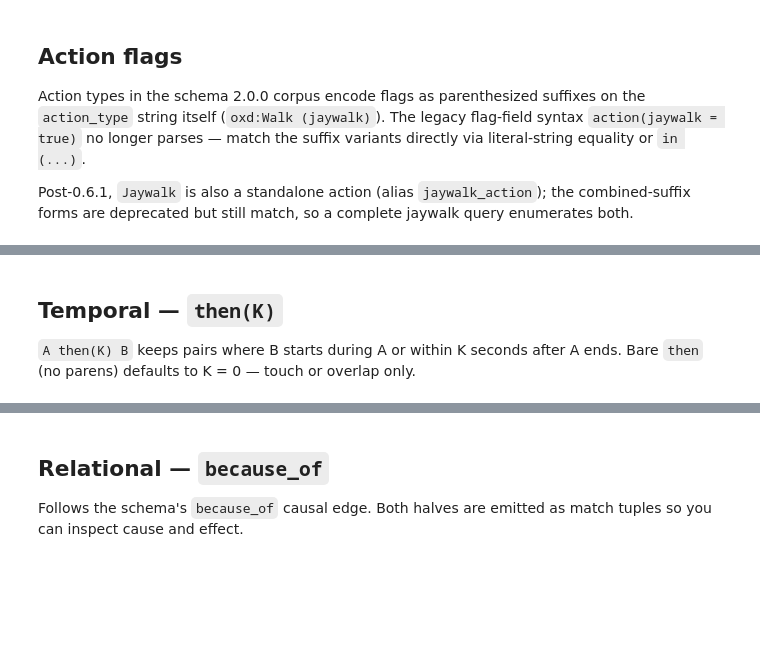
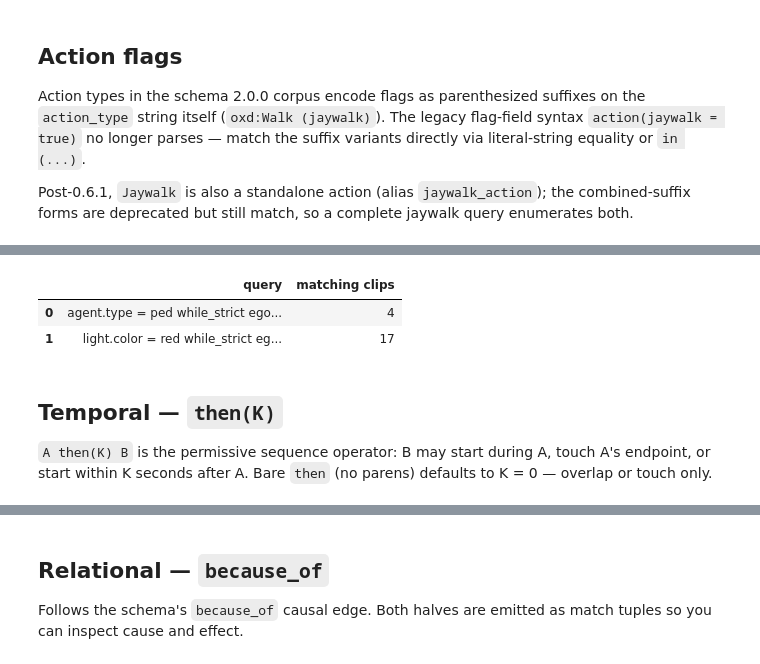
Before and after one commit to nv-tlabs/cascade-devkit, a Jupyter notebook: notebooks/02_query_dsl_tour.ipynb, the cells around one changed output, grey strips where cells are left out. Cells and saved outputs as stored; diff of their text form; code cells hidden in the pictures; blank space fills up the shorter version.

```diff
--- a/notebooks/02_query_dsl_tour.ipynb
+++ b/notebooks/02_query_dsl_tour.ipynb
@@ -244,9 +252,18 @@ run([
+# %%
+run([
+    "agent.type = ped while_strict ego.action = decel",
+    "light.color = red while_strict ego.action = stop",
+])
+# %% [output]
+|  | query | matching clips |
+| 0 | agent.type = ped while_strict ego... | 4 |
+| 1 | light.color = red while_strict eg... | 17 |
 # %% [markdown]
 ## Temporal — `then(K)`
 
-`A then(K) B` keeps pairs where B starts during A or within
-K seconds after A ends. Bare `then` (no parens) defaults to
-K = 0 — touch or overlap only.
+`A then(K) B` is the permissive sequence operator: B may start
+during A, touch A's endpoint, or start within K seconds after A.
+Bare `then` (no parens) defaults to K = 0 — overlap or touch only.
 # %%
 run([
     "light.color = yellow then(3) ego.action = stop",
```
Also changed, not shown: parts of 27 cells of this notebook, 13 other files.
